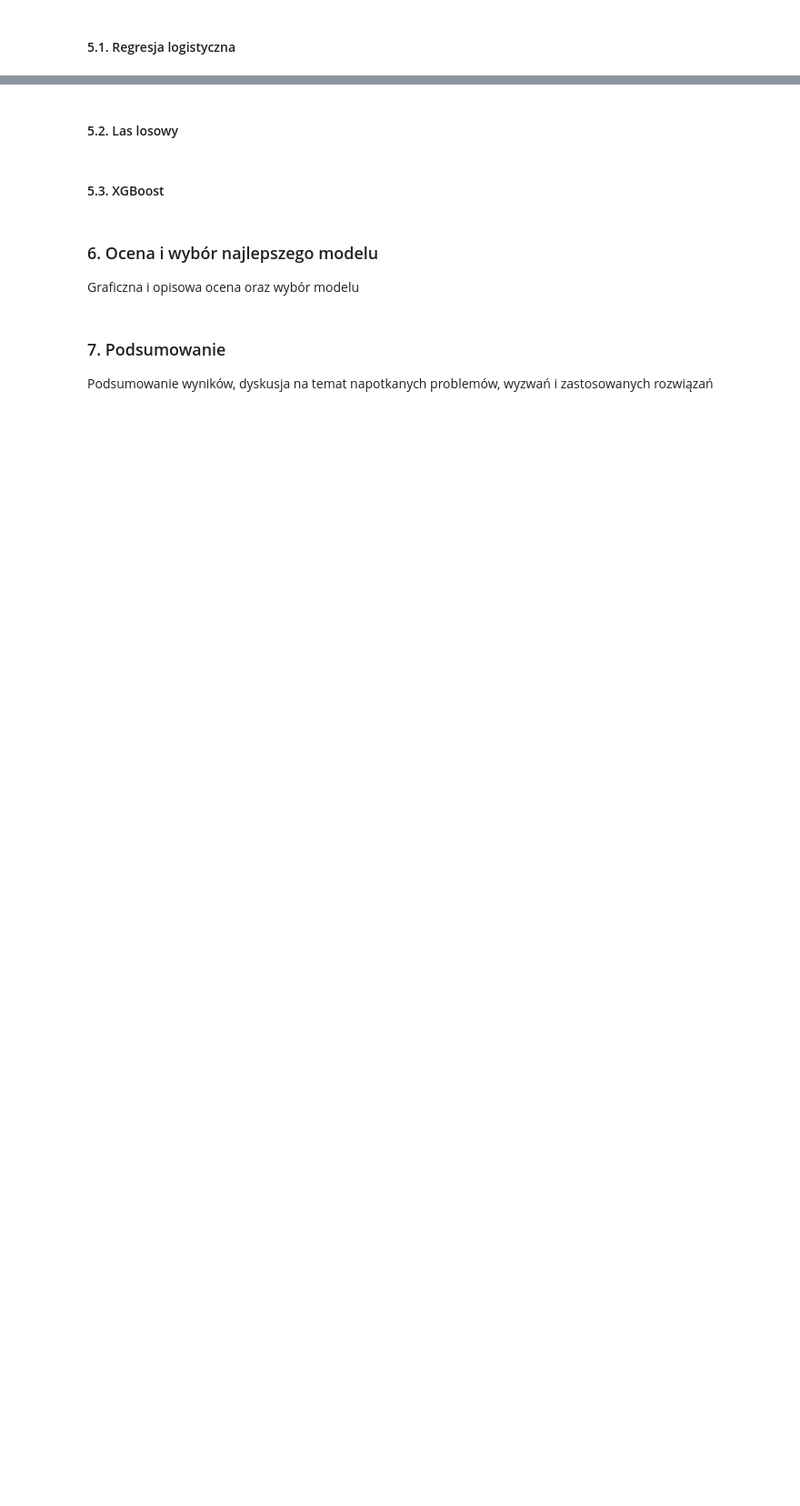
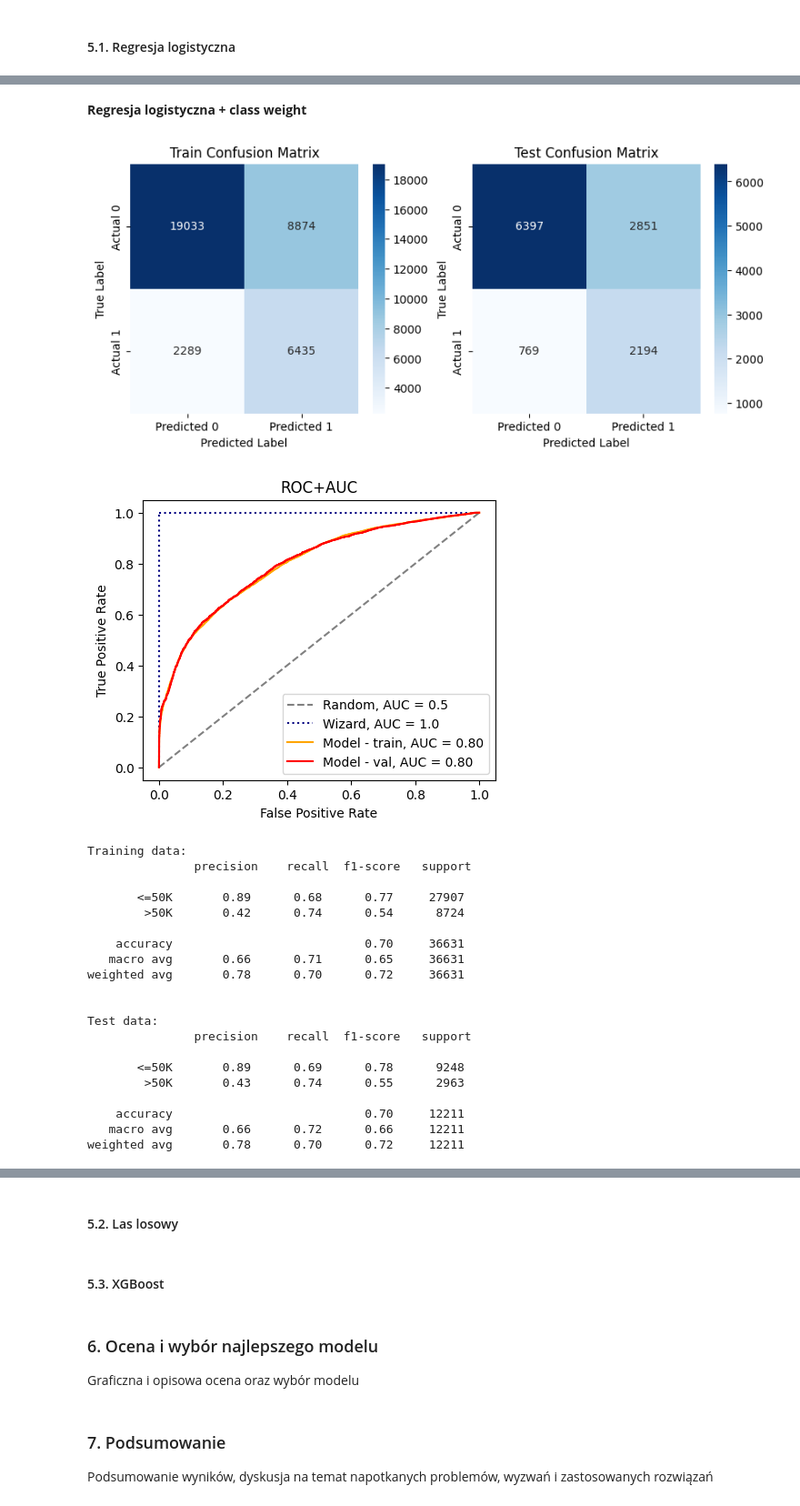
Before and after one commit to hoanganhlinh/SRD-projekt, a Jupyter notebook: adult-classification.ipynb, the cells around one changed output, grey strips where cells are left out. Shown at 91% size. Drawn from its saved outputs; the diff is of its cells as text; code cells hidden in the pictures; blank space fills up the shorter version.

```diff
--- a/adult-classification.ipynb
+++ b/adult-classification.ipynb
@@ -684,0 +749,36 @@ Accuracy        0.7910081074441078
+# %% [markdown]
+**Regresja logistyczna + class weight**
+# %%
+# model ze zastosowaniem wag klas
+lr_clas_weights = LogisticRegression(random_state=42, class_weight='balanced')
+lr_clas_weights.fit(X_train, y_train)
+# %%
+y_train_lr_cw = lr_clas_weights.predict(X_train)
+y_test_lrcw = lr_clas_weights.predict(X_test)
+# %%
+plot_confusion_matrices(y_train, y_train_lr_cw, y_test, y_test_lrcw)
+plot_roc_auc_curve(X_train, y_train, X_test, y_test, lr_clas_weights)
+print_report(y_train, y_train_lr_cw, y_test, y_test_lrcw, target_names)
+# %% [output]
+[figure, added]
+[figure, added]
+Training data:
+               precision    recall  f1-score   support
+
+       <=50K       0.89      0.68      0.77     27907
+        >50K       0.42      0.74      0.54      8724
+
+    accuracy                           0.70     36631
+   macro avg       0.66      0.71      0.65     36631
+weighted avg       0.78      0.70      0.72     36631
+
+
+Test data:
+               precision    recall  f1-score   support
+
+       <=50K       0.89      0.69      0.78      9248
+        >50K       0.43      0.74      0.55      2963
+
+    accuracy                           0.70     12211
+   macro avg       0.66      0.72      0.66     12211
+weighted avg       0.78      0.70      0.72     12211
```
Also changed, not shown: parts of 32 cells of this notebook.
